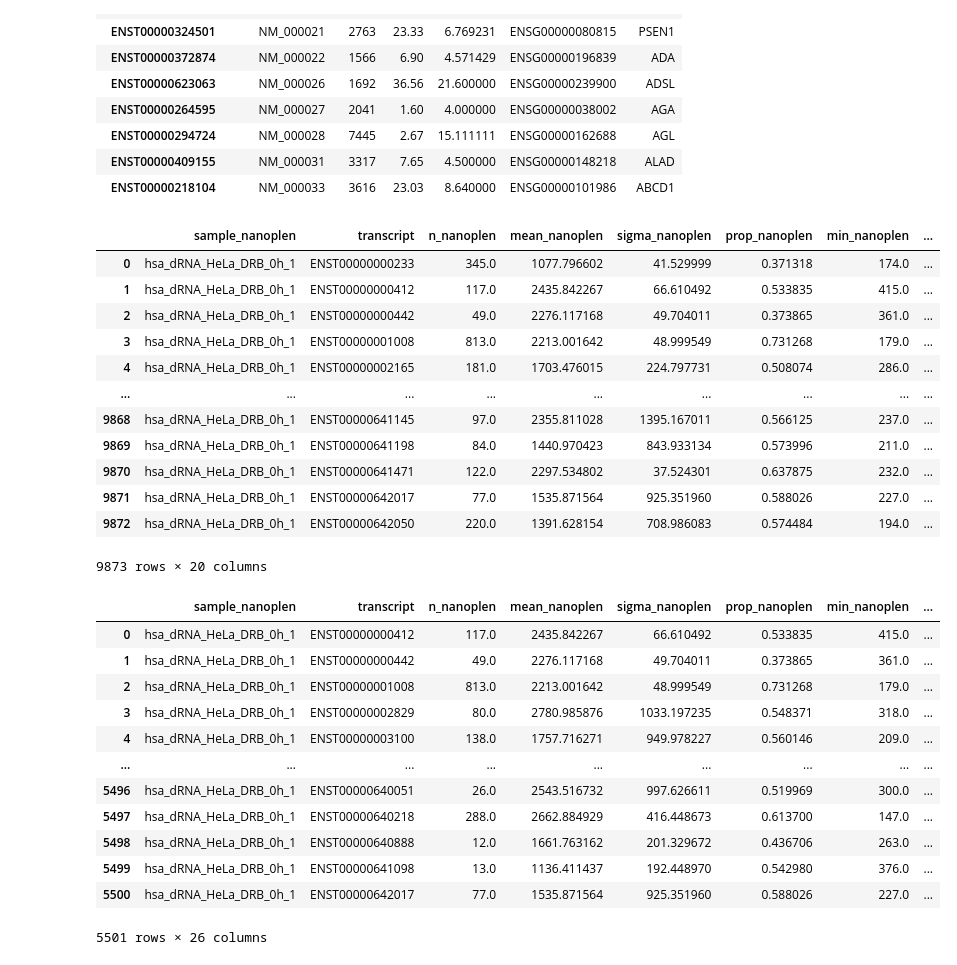
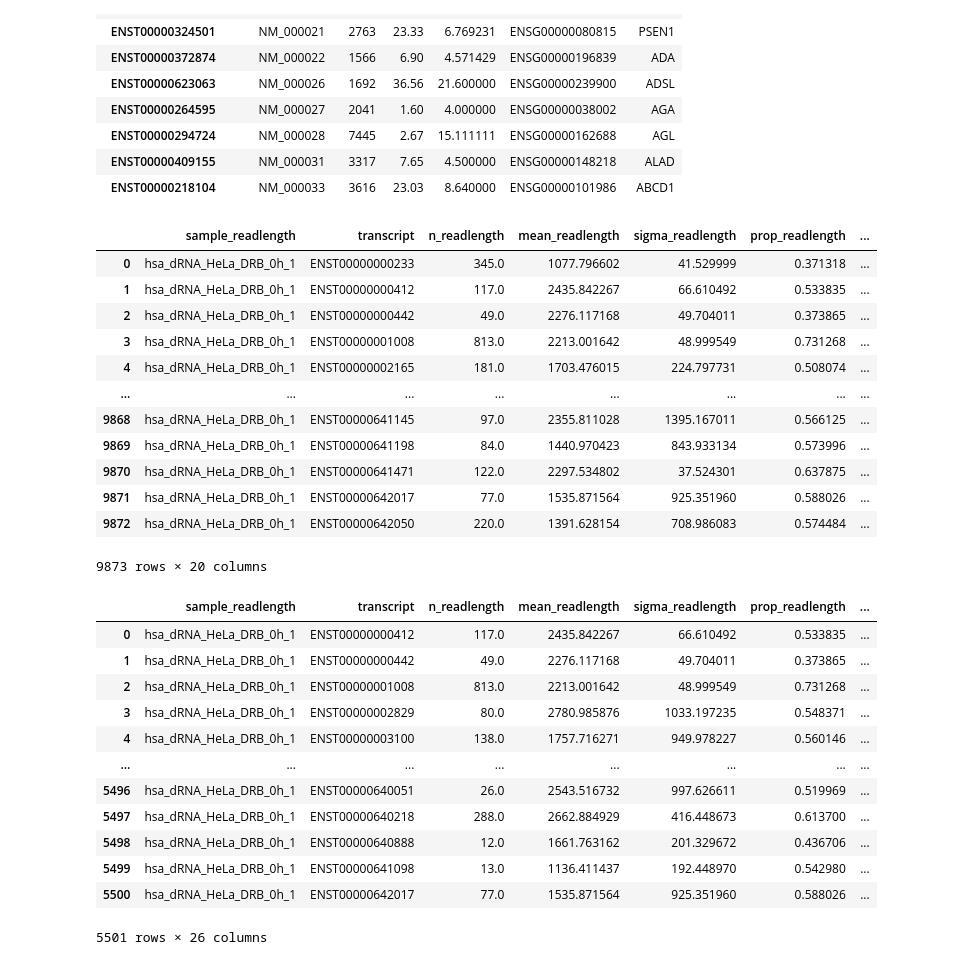
Before and after one commit to maragkakislab/Hackathon202305, a Jupyter notebook: prep/data_prep.ipynb, the cells around one changed output. Drawn from its saved outputs; the diff is of its cells as text; code cells hidden in the pictures.

```diff
--- a/prep/data_prep.ipynb
+++ b/prep/data_prep.ipynb
@@ -6,11 +9,11 @@ save_path = './experiments/hsa_dRNA_HeLa_DRB_0h_1'
 # %%
 import pandas as pd
 
-df_nanoplen = pd.read_csv(nanoplen,sep='\t',header=(0))
-print(len(df_nanoplen))
-df_nanoplen = df_nanoplen[df_nanoplen['conv'] != 0]
-print(len(df_nanoplen))
-df_nanoplen
+df_readlength = pd.read_csv(nanoplen,sep='\t',header=(0))
+print(len(df_readlength))
+df_readlength = df_readlength[df_readlength['conv'] != 0]
+print(len(df_readlength))
+df_readlength
 # %% [output]
 28895
 12563
@@ -68,38 +71,38 @@ tani_df[:10]
 | ENST00000409155 | NM_000031 | 3317 | 7.65 | 4.500000 | ENSG00000148218 | ALAD |
 | ENST00000218104 | NM_000033 | 3616 | 23.03 | 8.640000 | ENSG00000101986 | ABCD1 |
 # %%
-df = df_nanoplen.merge(df_polyA, how="inner", left_on="transcript", right_on="contig", suffixes=("_nanoplen", "_polyA"))
+df = df_readlength.merge(df_polyA, how="inner", left_on="transcript", right_on="contig", suffixes=("_readlength", "_polyA"))
 df
 # %% [output]
-|  | sample_nanoplen | transcript | n_nanoplen | mean_nanoplen | sigma_nanoplen | prop_nanoplen | min_nanoplen | ... |
-| 0 | hsa_dRNA_HeLa_DRB_0h_1 | ENST00000000233 | 345.0 | 1077.796602 | 41.529999 | 0.371318 | 174.0 | ... |
-| 1 | hsa_dRNA_HeLa_DRB_0h_1 | ENST00000000412 | 117.0 | 2435.842267 | 66.610492 | 0.533835 | 415.0 | ... |
-| 2 | hsa_dRNA_HeLa_DRB_0h_1 | ENST00000000442 | 49.0 | 2276.117168 | 49.704011 | 0.373865 | 361.0 | ... |
-| 3 | hsa_dRNA_HeLa_DRB_0h_1 | ENST00000001008 | 813.0 | 2213.001642 | 48.999549 | 0.731268 | 179.0 | ... |
-| 4 | hsa_dRNA_HeLa_DRB_0h_1 | ENST00000002165 | 181.0 | 1703.476015 | 224.797731 | 0.508074 | 286.0 | ... |
-| ... | ... | ... | ... | ... | ... | ... | ... | ... |
-| 9868 | hsa_dRNA_HeLa_DRB_0h_1 | ENST00000641145 | 97.0 | 2355.811028 | 1395.167011 | 0.566125 | 237.0 | ... |
-| 9869 | hsa_dRNA_HeLa_DRB_0h_1 | ENST00000641198 | 84.0 | 1440.970423 | 843.933134 | 0.573996 | 211.0 | ... |
-| 9870 | hsa_dRNA_HeLa_DRB_0h_1 | ENST00000641471 | 122.0 | 2297.534802 | 37.524301 | 0.637875 | 232.0 | ... |
-| 9871 | hsa_dRNA_HeLa_DRB_0h_1 | ENST00000642017 | 77.0 | 1535.871564 | 925.351960 | 0.588026 | 227.0 | ... |
-| 9872 | hsa_dRNA_HeLa_DRB_0h_1 | ENST00000642050 | 220.0 | 1391.628154 | 708.986083 | 0.574484 | 194.0 | ... |
+|  | sample_readlength | transcript | n_readlength | mean_readlength | sigma_readlength | prop_readlength | ... |
+| 0 | hsa_dRNA_HeLa_DRB_0h_1 | ENST00000000233 | 345.0 | 1077.796602 | 41.529999 | 0.371318 | ... |
+| 1 | hsa_dRNA_HeLa_DRB_0h_1 | ENST00000000412 | 117.0 | 2435.842267 | 66.610492 | 0.533835 | ... |
+| 2 | hsa_dRNA_HeLa_DRB_0h_1 | ENST00000000442 | 49.0 | 2276.117168 | 49.704011 | 0.373865 | ... |
+| 3 | hsa_dRNA_HeLa_DRB_0h_1 | ENST00000001008 | 813.0 | 2213.001642 | 48.999549 | 0.731268 | ... |
+| 4 | hsa_dRNA_HeLa_DRB_0h_1 | ENST00000002165 | 181.0 | 1703.476015 | 224.797731 | 0.508074 | ... |
+| ... | ... | ... | ... | ... | ... | ... | ... |
+| 9868 | hsa_dRNA_HeLa_DRB_0h_1 | ENST00000641145 | 97.0 | 2355.811028 | 1395.167011 | 0.566125 | ... |
+| 9869 | hsa_dRNA_HeLa_DRB_0h_1 | ENST00000641198 | 84.0 | 1440.970423 | 843.933134 | 0.573996 | ... |
+| 9870 | hsa_dRNA_HeLa_DRB_0h_1 | ENST00000641471 | 122.0 | 2297.534802 | 37.524301 | 0.637875 | ... |
+| 9871 | hsa_dRNA_HeLa_DRB_0h_1 | ENST00000642017 | 77.0 | 1535.871564 | 925.351960 | 0.588026 | ... |
+| 9872 | hsa_dRNA_HeLa_DRB_0h_1 | ENST00000642050 | 220.0 | 1391.628154 | 708.986083 | 0.574484 | ... |
 9873 rows × 20 columns
 # %%
-df = df.merge(tani_df, how="inner", left_on="transcript", right_on="Transcript.stable.ID", suffixes=("", "_tani"))
+df = df.merge(hl_df, how="inner", left_on="transcript", right_on="Transcript.stable.ID", suffixes=("", "_hl"))
 df
 # %% [output]
-|  | sample_nanoplen | transcript | n_nanoplen | mean_nanoplen | sigma_nanoplen | prop_nanoplen | min_nanoplen | ... |
-| 0 | hsa_dRNA_HeLa_DRB_0h_1 | ENST00000000412 | 117.0 | 2435.842267 | 66.610492 | 0.533835 | 415.0 | ... |
-| 1 | hsa_dRNA_HeLa_DRB_0h_1 | ENST00000000442 | 49.0 | 2276.117168 | 49.704011 | 0.373865 | 361.0 | ... |
-| 2 | hsa_dRNA_HeLa_DRB_0h_1 | ENST00000001008 | 813.0 | 2213.001642 | 48.999549 | 0.731268 | 179.0 | ... |
-| 3 | hsa_dRNA_HeLa_DRB_0h_1 | ENST00000002829 | 80.0 | 2780.985876 | 1033.197235 | 0.548371 | 318.0 | ... |
-| 4 | hsa_dRNA_HeLa_DRB_0h_1 | ENST00000003100 | 138.0 | 1757.716271 | 949.978227 | 0.560146 | 209.0 | ... |
-| ... | ... | ... | ... | ... | ... | ... | ... | ... |
-| 5496 | hsa_dRNA_HeLa_DRB_0h_1 | ENST00000640051 | 26.0 | 2543.516732 | 997.626611 | 0.519969 | 300.0 | ... |
-| 5497 | hsa_dRNA_HeLa_DRB_0h_1 | ENST00000640218 | 288.0 | 2662.884929 | 416.448673 | 0.613700 | 147.0 | ... |
-| 5498 | hsa_dRNA_HeLa_DRB_0h_1 | ENST00000640888 | 12.0 | 1661.763162 | 201.329672 | 0.436706 | 263.0 | ... |
-| 5499 | hsa_dRNA_HeLa_DRB_0h_1 | ENST00000641098 | 13.0 | 1136.411437 | 192.448970 | 0.542980 | 376.0 | ... |
-| 5500 | hsa_dRNA_HeLa_DRB_0h_1 | ENST00000642017 | 77.0 | 1535.871564 | 925.351960 | 0.588026 | 227.0 | ... |
+|  | sample_readlength | transcript | n_readlength | mean_readlength | sigma_readlength | prop_readlength | ... |
+| 0 | hsa_dRNA_HeLa_DRB_0h_1 | ENST00000000412 | 117.0 | 2435.842267 | 66.610492 | 0.533835 | ... |
+| 1 | hsa_dRNA_HeLa_DRB_0h_1 | ENST00000000442 | 49.0 | 2276.117168 | 49.704011 | 0.373865 | ... |
+| 2 | hsa_dRNA_HeLa_DRB_0h_1 | ENST00000001008 | 813.0 | 2213.001642 | 48.999549 | 0.731268 | ... |
+| 3 | hsa_dRNA_HeLa_DRB_0h_1 | ENST00000002829 | 80.0 | 2780.985876 | 1033.197235 | 0.548371 | ... |
+| 4 | hsa_dRNA_HeLa_DRB_0h_1 | ENST00000003100 | 138.0 | 1757.716271 | 949.978227 | 0.560146 | ... |
+| ... | ... | ... | ... | ... | ... | ... | ... |
+| 5496 | hsa_dRNA_HeLa_DRB_0h_1 | ENST00000640051 | 26.0 | 2543.516732 | 997.626611 | 0.519969 | ... |
+| 5497 | hsa_dRNA_HeLa_DRB_0h_1 | ENST00000640218 | 288.0 | 2662.884929 | 416.448673 | 0.613700 | ... |
+| 5498 | hsa_dRNA_HeLa_DRB_0h_1 | ENST00000640888 | 12.0 | 1661.763162 | 201.329672 | 0.436706 | ... |
+| 5499 | hsa_dRNA_HeLa_DRB_0h_1 | ENST00000641098 | 13.0 | 1136.411437 | 192.448970 | 0.542980 | ... |
+| 5500 | hsa_dRNA_HeLa_DRB_0h_1 | ENST00000642017 | 77.0 | 1535.871564 | 925.351960 | 0.588026 | ... |
 5501 rows × 26 columns
 # %%
 df.columns
```
Also changed, not shown: parts of 33 cells of this notebook.
